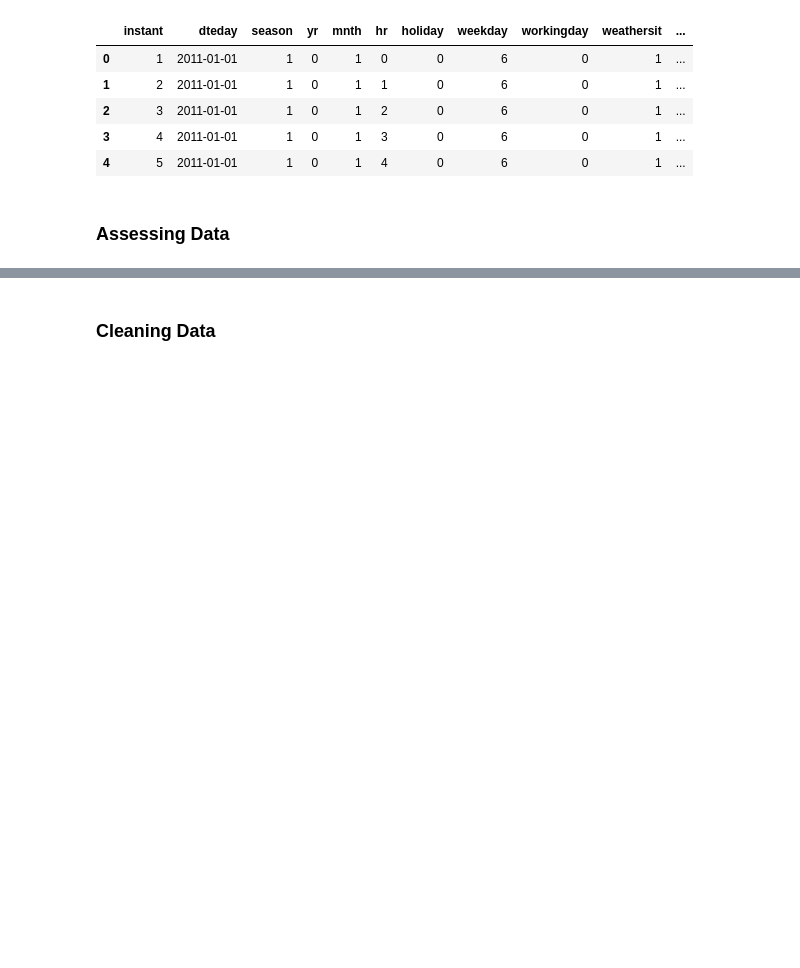
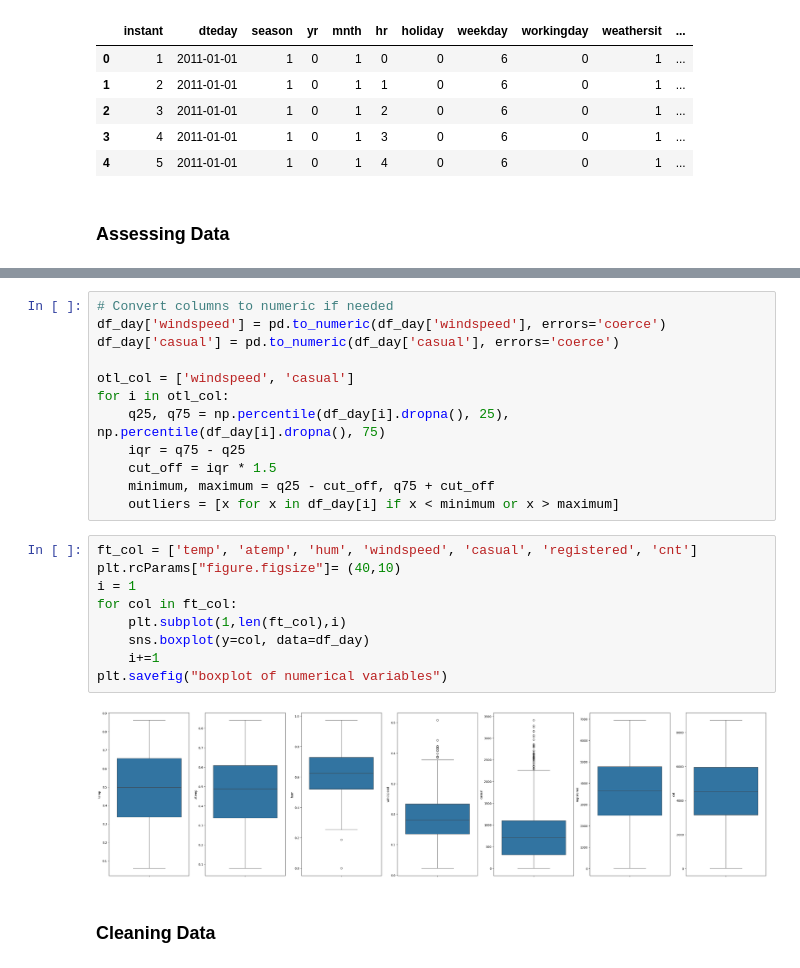
Before and after one commit to yeremiayospane/Project-Data-Analisis-Dicoding, a Jupyter notebook: project.ipynb, the cells around one changed output, grey strips where cells are left out. Drawn from its saved outputs; the diff is of its cells as text; blank space fills up the shorter version.

```diff
--- a/project.ipynb
+++ b/project.ipynb
@@ -45,3 +160,26 @@ df_hour.head()
+# %%
+# Convert columns to numeric if needed
+df_day['windspeed'] = pd.to_numeric(df_day['windspeed'], errors='coerce')
+df_day['casual'] = pd.to_numeric(df_day['casual'], errors='coerce')
+
+otl_col = ['windspeed', 'casual']
+for i in otl_col:
+    q25, q75 = np.percentile(df_day[i].dropna(), 25), np.percentile(df_day[i].dropna(), 75)
+    iqr = q75 - q25
+    cut_off = iqr * 1.5
+    minimum, maximum = q25 - cut_off, q75 + cut_off
+    outliers = [x for x in df_day[i] if x < minimum or x > maximum]
+# %%
+ft_col = ['temp', 'atemp', 'hum', 'windspeed', 'casual', 'registered', 'cnt']
+plt.rcParams["figure.figsize"]= (40,10)
+i = 1
+for col in ft_col:
+    plt.subplot(1,len(ft_col),i)
+    sns.boxplot(y=col, data=df_day)
+    i+=1
+plt.savefig("boxplot of numerical variables")
+# %% [output]
+[figure, added]
 # %% [markdown]
 ### Cleaning Data
 # %% [markdown]
```
Also changed, not shown: parts of 10 cells of this notebook, 1 other file.
